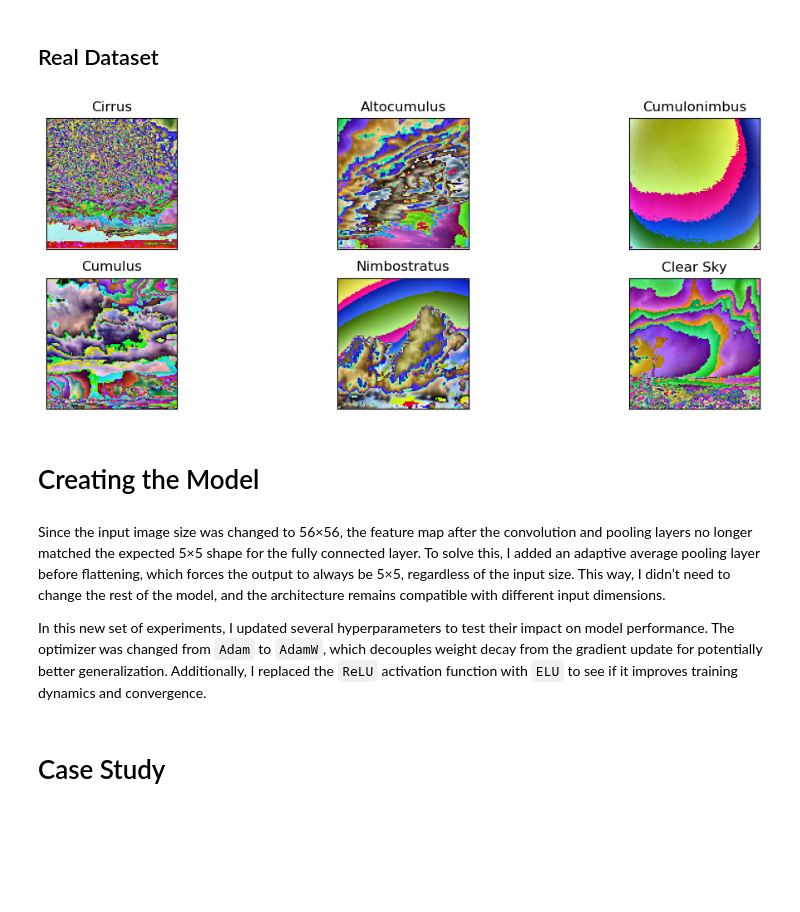
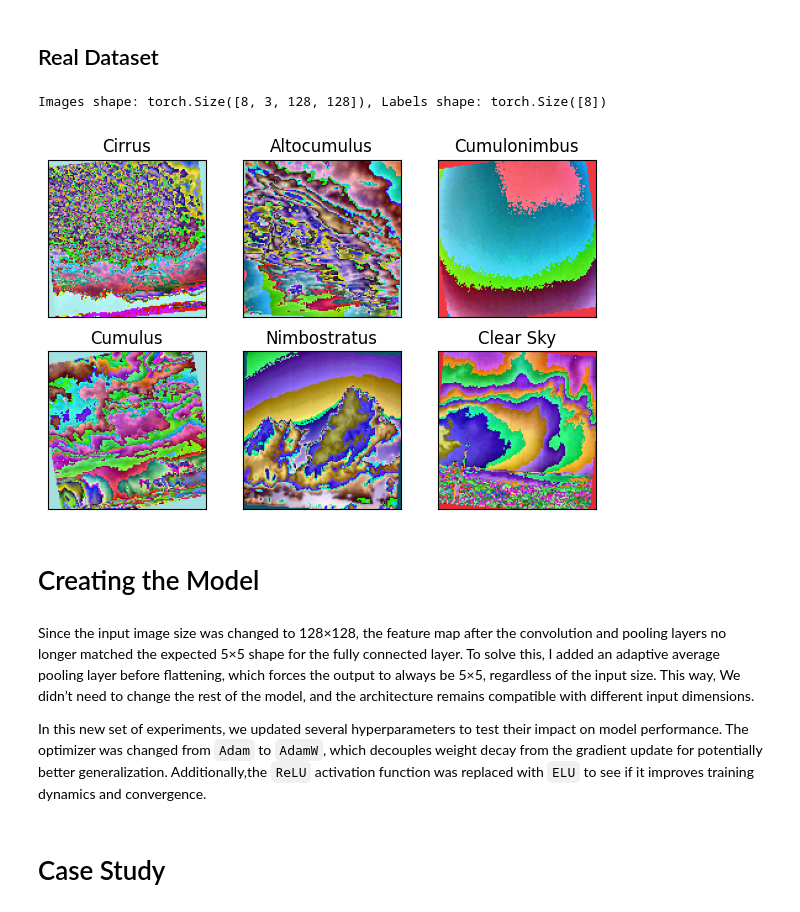
Before and after one commit to eduardocholuck/cloud_types_classification, a Jupyter notebook: notebooks/model_3.ipynb, the cells around one changed output. Drawn from its saved outputs; the diff is of its cells as text; code cells hidden in the pictures; blank space fills up the shorter version.

Commit message:
Personal Model V3: data augmentation, batch normalization, early stopping, elu, AdamW

````diff
--- a/notebooks/model_3.ipynb
+++ b/notebooks/model_3.ipynb
@@ -678,24 +707,41 @@ Normalize(mean=[tensor(0.4367), tensor(0.5014), tensor(0.5883)], std=[tensor(0.1
 # 2) Ensure the output is a PIL/torchvision image (dropping any alpha channel)
 # 3) Cast pixels to float32 and scale from [0–255] to [0.0–1.0]
 # 4) Apply the user-defined normalization (e.g., mean/std normalization)
-composer = transforms.Compose([
-    transforms.Resize((128,128)),       # Resize to 128×128
-    ToImage(),                          # Convert to PIL Image in RGB
-    ToDtype(torch.float32, scale=True), # Cast to float32 and normalize to [0,1]
-    normalizer                          # Apply custom normalization transform
+train_composer = transforms.Compose([
+    transforms.Resize((128,128)),       # 1) Resize para 128×128
+    transforms.RandomHorizontalFlip(),  # 2) Flip horizontal aleatório
+    transforms.RandomRotation(15),      # 3) Rotação aleatória de até ±15°
+    transforms.ColorJitter(brightness=0.2, contrast=0.2, saturation=0.2, hue=0.05), # 4) Pequenas variações de cor/luz
+    ToImage(),                          # 5) Garante tipo PIL/RGB
+    ToDtype(torch.float32, scale=True), # 6) Cast para float e normaliza para [0,1]
+    normalizer                          # 7) Normalização customizada (média/desvio)
+])
+
+val_composer = transforms.Compose([
+    transforms.Resize((128,128)),       # 1) Resize
+    ToImage(),                          # 2) PIL/RGB
+    ToDtype(torch.float32, scale=True), # 3) Float e [0,1]
+    normalizer                          # 4) Normalização
 ])
 
 # Instantiate training and validation datasets from folders:
 # - 'clouds_types' contains subfolders per class for training
 # - 'clouds_types_test' likewise for validation
-train_data = ImageFolder(root='../dataset/clouds_types', transform=composer)
-val_data   = ImageFolder(root='../dataset/clouds_types_test', transform=composer)
+train_data = ImageFolder(root='../dataset/clouds_types', transform=train_composer)
+val_data   = ImageFolder(root='../dataset/clouds_types_test', transform=val_composer)
 
 # Wrap datasets in DataLoaders for batching and shuffling:
 # - batch_size=16 yields mini-batches of 16 images
 # - shuffle=True randomizes training order each epoch
-train_loader = DataLoader(train_data, batch_size=16, shuffle=True)
-val_loader   = DataLoader(val_data,   batch_size=16)  # no shuffle for validation
+train_loader = DataLoader(train_data, batch_size=8, shuffle=True)
+val_loader   = DataLoader(val_data,   batch_size=8)  # no shuffle for validation
+# %%
+# Access a batch of data and check its shape
+data_iter = iter(train_loader)
+images, labels = next(data_iter)
+print(f"Images shape: {images.shape}, Labels shape: {labels.shape}")
+# %% [output]
+Images shape: torch.Size([8, 3, 128, 128]), Labels shape: torch.Size([8])
 # %%
 # Function to get one sample per class from the dataset
 
@@ -711,41 +757,41 @@ def get_one_per_class(dataset, num_classes):
     return images, labels
 
 # Creating the plot
 
 def figure2(first_images, first_labels):
-    fig, axs = plt.subplots(2, 3, figsize=(12, 4))
+    fig, axs = plt.subplots(2, 3, figsize=(6, 4))
     titles = ['Cirrus','Altocumulus','Cumulonimbus', 'Cumulus', 'Nimbostratus',"Clear Sky"]
 
     axs = axs.flatten()  # Flatten the 2D array of axes into a 1D array for easier indexing
 
     for i in range(6):
         # Ensure first_images[i] is a PyTorch tensor before using ToPILImage
         image_tensor = torch.tensor(first_images[i]) if isinstance(first_images[i], np.ndarray) else first_images[i]
         image, label = ToPILImage()(image_tensor), first_labels[i]
 
         axs[i].imshow(image)
         axs[i].set_xticks([])
         axs[i].set_yticks([])
         axs[i].set_title(titles[label], fontsize=12)
 
     # Hide any unused subplots
     # for j in range(6, len(axs)):
     #     axs[j].axis('off')
 
     fig.tight_layout()
     return fig
 
 torch.manual_seed(88)
 first_images, first_labels = get_one_per_class(train_loader.dataset, 6)
 fig = figure2(first_images, first_labels)
 # %% [output]
-[figure, old version]
+[figure, new version]
 # %% [markdown]
 # Creating the Model
 # %% [markdown]
-Since the input image size was changed to 56×56, the feature map after the convolution and pooling layers no longer matched the expected 5×5 shape for the fully connected layer. To solve this, I added an adaptive average pooling layer before flattening, which forces the output to always be 5×5, regardless of the input size. This way, I didn’t need to change the rest of the model, and the architecture remains compatible with different input dimensions.
+Since the input image size was changed to 128×128, the feature map after the convolution and pooling layers no longer matched the expected 5×5 shape for the fully connected layer. To solve this, I added an adaptive average pooling layer before flattening, which forces the output to always be 5×5, regardless of the input size. This way, We didn’t need to change the rest of the model, and the architecture remains compatible with different input dimensions.
 
-In this new set of experiments, I updated several hyperparameters to test their impact on model performance. The optimizer was changed from ```Adam``` to ```AdamW```, which decouples weight decay from the gradient update for potentially better generalization. Additionally, I replaced the ```ReLU``` activation function with ```ELU``` to see if it improves training dynamics and convergence.
+In this new set of experiments, we updated several hyperparameters to test their impact on model performance. The optimizer was changed from ```Adam``` to ```AdamW```, which decouples weight decay from the gradient update for potentially better generalization. Additionally,the ```ReLU``` activation function was replaced with ```ELU``` to see if it improves training dynamics and convergence.
 # %%
 class CNN2(nn.Module):
     def __init__(self, n_feature, p=0.0):
````
Also changed, not shown: parts of 24 cells of this notebook, 9 other files.
